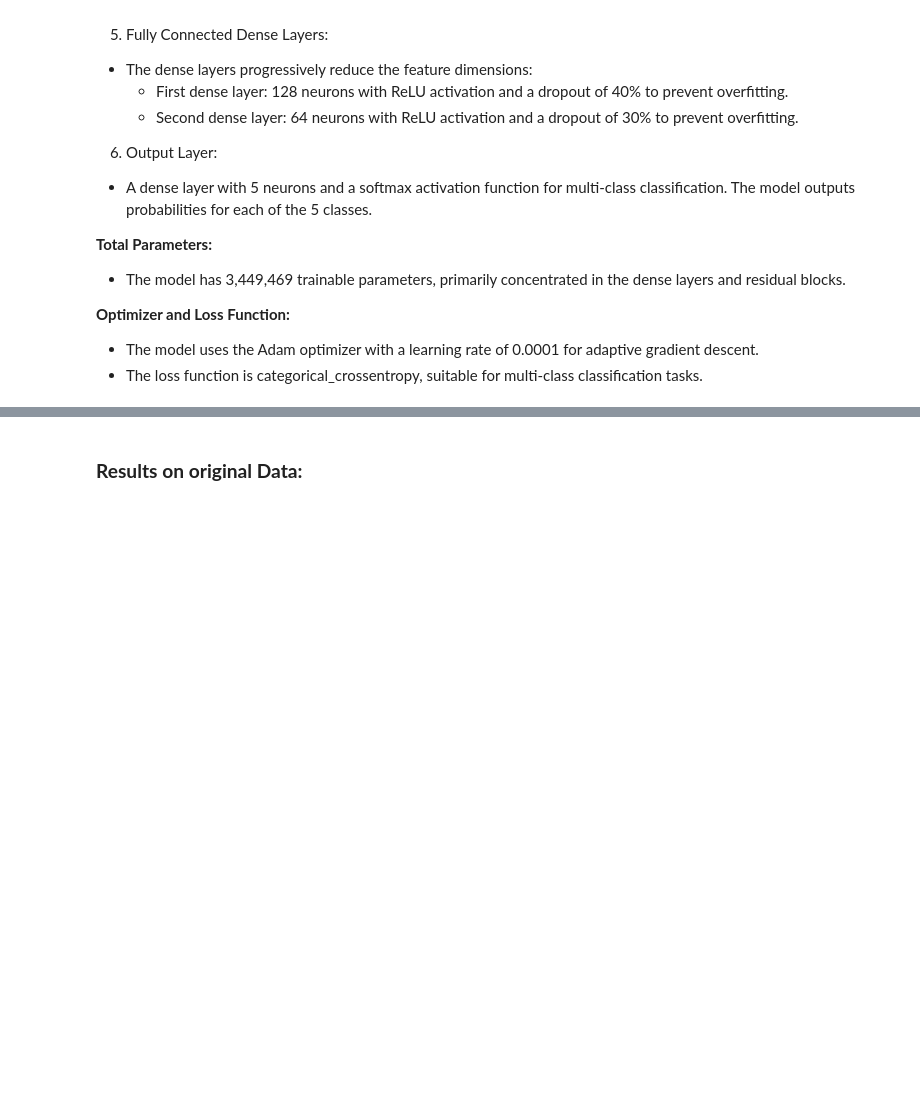
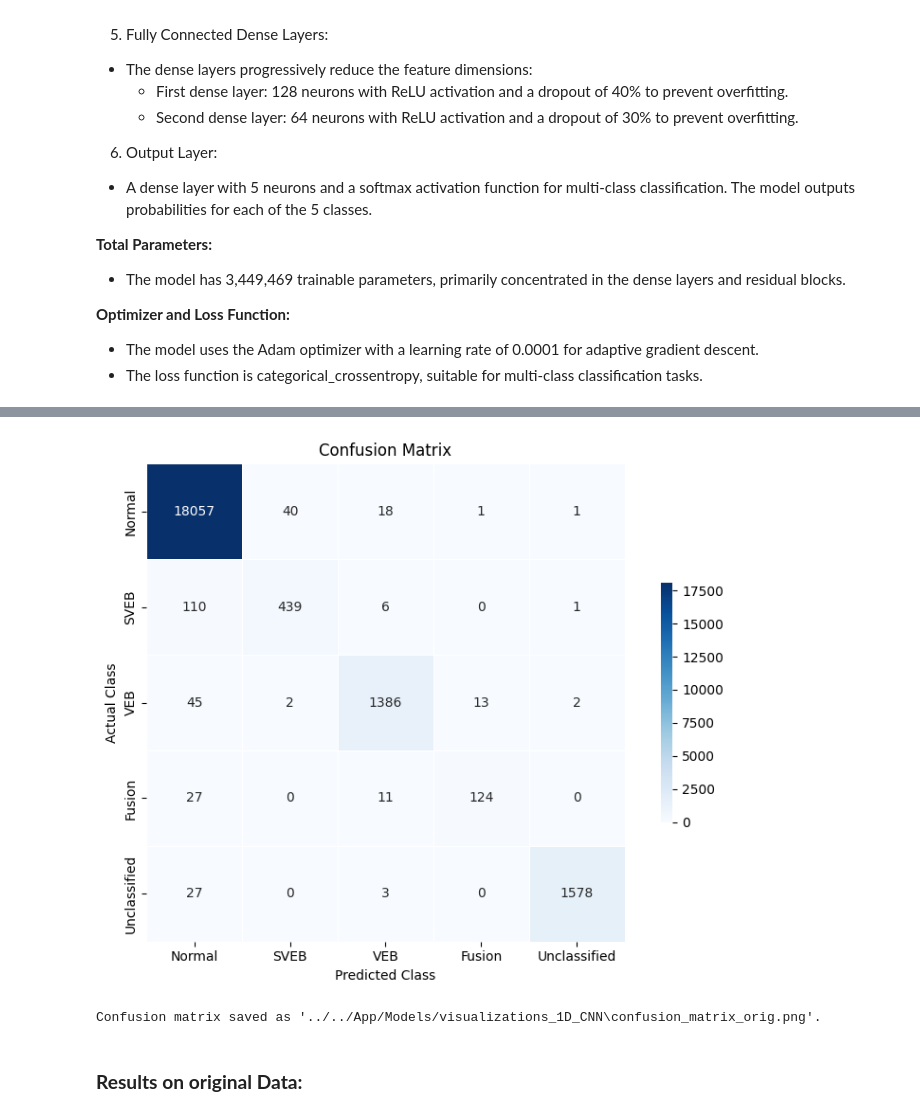
Before and after one commit to tubetraveller/heartbeat_dst, a Jupyter notebook: Models/Preprocessing and Interpretability - 1D-CNN/interpretability_through_preprocessing.ipynb, the cells around one changed output, grey strips where cells are left out. Drawn from its saved outputs; the diff is of its cells as text; code cells hidden in the pictures; blank space fills up the shorter version.

```diff
--- a/Models/Preprocessing and Interpretability - 1D-CNN/interpretability_through_preprocessing.ipynb
+++ b/Models/Preprocessing and Interpretability - 1D-CNN/interpretability_through_preprocessing.ipynb
@@ -104,7 +108,8 @@ connections to improve feature learning especially for sequential Data.**
 from tensorflow.keras.models import Model
 from tensorflow.keras.layers import Input, Conv1D, MaxPooling1D, Dense, Dropout, Flatten, BatchNormalization, Activation, Add
 from tensorflow.keras.optimizers import Adam
-from tensorflow.keras.callbacks import EarlyStopping
+from tensorflow.keras.callbacks import EarlyStopping,  ReduceLROnPlateau
+from tensorflow.keras.utils import plot_model
 import numpy as np
 
 # Residual Block Definition
@@ -140,13 +145,13 @@ x = MaxPooling1D(pool_size=2)(x)
 x = BatchNormalization()(x)
 
 # Residual block 1
-x = residual_block(x, filters=64)
+x = residual_block(x, filters=64, kernel_size = 3)
 
 # Residual block 2
-x = residual_block(x, filters=128)
+x = residual_block(x, filters=128, kernel_size = 5)
 
 # Residual block 3
-x = residual_block(x, filters=256)
+x = residual_block(x, filters=256, kernel_size = 7)
 
 # Flatten layer
 x = Flatten()(x)
@@ -173,6 +178,9 @@ model.summary()
 # Early stopping callback
 early_stopping = EarlyStopping(monitor='val_accuracy', patience=5, restore_best_weights=True)
 
+# Learning rate scheduler
+lr_scheduler = ReduceLROnPlateau(monitor='val_loss', factor=0.5, patience=3, min_lr=1e-6, verbose=1)
+
 # Train the model
 training_history = model.fit(
     X_train_orig,
@@ -180,7 +188,7 @@ training_history = model.fit(
     validation_split=0.2,
     epochs=50,
     batch_size=32,
-    callbacks=[early_stopping]
+    callbacks=[early_stopping, lr_scheduler]
 )
 
 # Evaluate the model
@@ -228,0 +237,53 @@ Test loss: 0.08561792969703674, Test accuracy: 0.9854277968406677
+# %%
+###########################
+from sklearn.metrics import confusion_matrix, classification_report
+import matplotlib.pyplot as plt
+import pandas as pd
+import numpy as np
+import seaborn as sns
+import os
+
+# Speicherpfad definieren
+save_path = "../../App/Models/visualizations_1D_CNN"
+os.makedirs(save_path, exist_ok=True)  # Erstelle den Ordner falls er nicht existiert
+
+# Vorhersagen und Wahrheitswerte berechnen
+y_pred_orig = model.predict(X_test_orig)
+y_pred_classes_orig = np.argmax(y_pred_orig, axis=1)
+y_true_classes_orig = np.argmax(y_test_orig, axis=1)
+
+# Classification Report speichern
+report = classification_report(y_true_classes_orig, y_pred_classes_orig)
+print("Classification Report:\n", report)
+
+# Classification Report als Bild speichern
+fig, ax = plt.subplots(figsize=(8, 6))
+plt.text(0.01, 1.0, "Classification Report", fontsize=12, fontweight="bold", ha="left")
+plt.text(0.01, 0.5, report, fontsize=10, ha="left", va="top", family="monospace")
+plt.axis('off')  # Achsen ausblenden
+plt.tight_layout()
+
+report_file = os.path.join(save_path, "classification_report_orig.png")
+plt.savefig(report_file, dpi=300, bbox_inches="tight")
+plt.close()  # Schließt die Grafik, um Speicher freizugeben
+print(f"Classification report saved as '{report_file}'.")
+
+# Confusion Matrix berechnen und speichern
+cm = confusion_matrix(y_true_classes_orig, y_pred_classes_orig)
+class_names = ['Normal', 'SVEB', 'VEB', 'Fusion', 'Unclassified']
+
+cm_df = pd.DataFrame(cm, index=class_names, columns=class_names)
+plt.figure(figsize=(8, 6))
+sns.heatmap(cm_df, annot=True, fmt='d', cmap='Blues', square=True, linewidths=.5, cbar_kws={"shrink": .5})
+plt.title('Confusion Matrix')
+plt.ylabel('Actual Class')
+plt.xlabel('Predicted Class')
+
+# Speichern der Confusion Matrix als Bild
+cm_file = os.path.join(save_path, "confusion_matrix_orig.png")
+plt.tight_layout()
+plt.savefig(cm_file, dpi=300)
+plt.show()
+
+print(f"Confusion matrix saved as '{cm_file}'.")
+# %% [output]
@@ -229,2 +305,4 @@ Test loss: 0.08561792969703674, Test accuracy: 0.9854277968406677
+[figure, added]
+Confusion matrix saved as '../../App/Models/visualizations_1D_CNN\confusion_matrix_orig.png'.
 # %% [markdown]
 ### **Results on original Data:**
```
Also changed, not shown: parts of 17 cells of this notebook, 15 other files.
